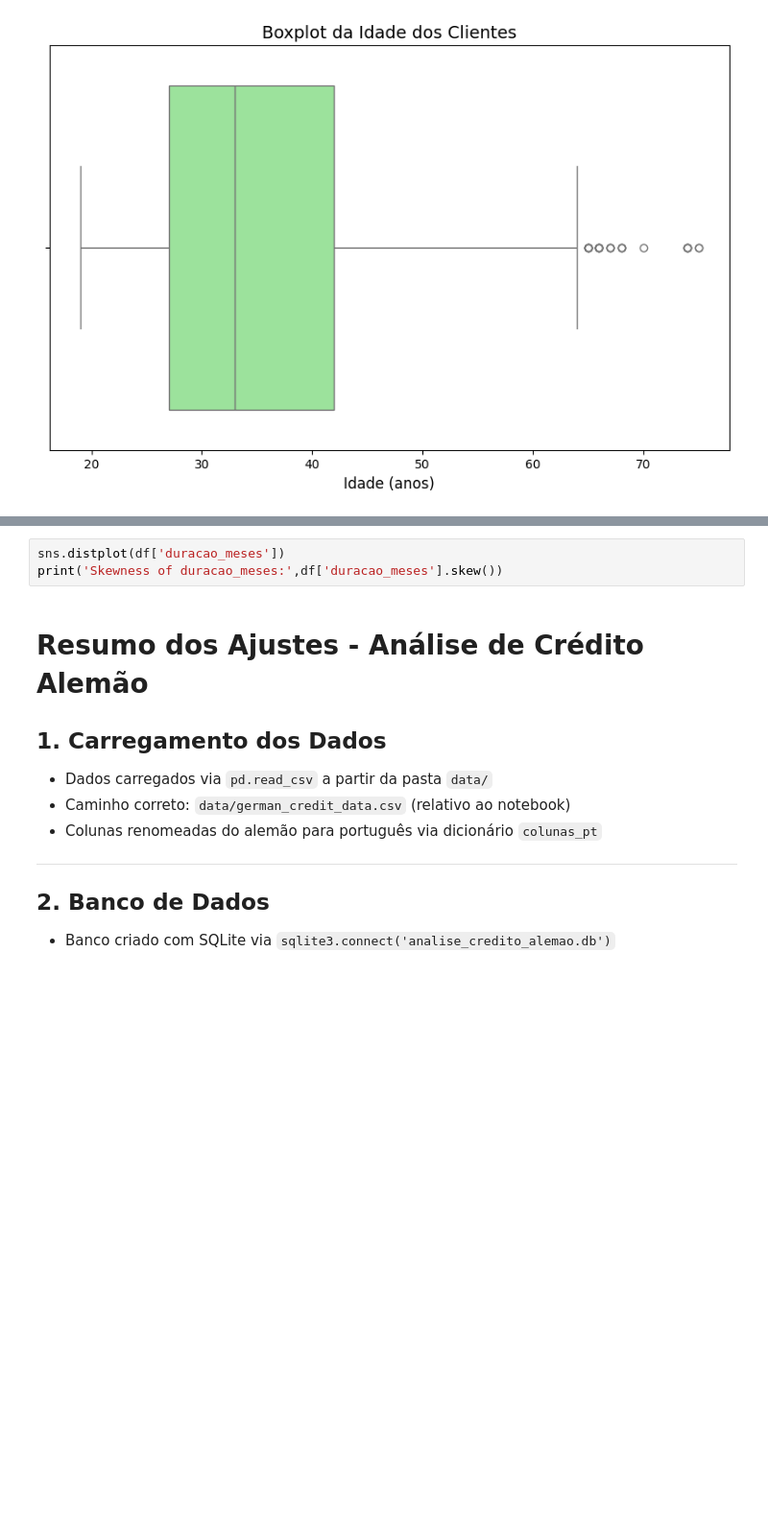
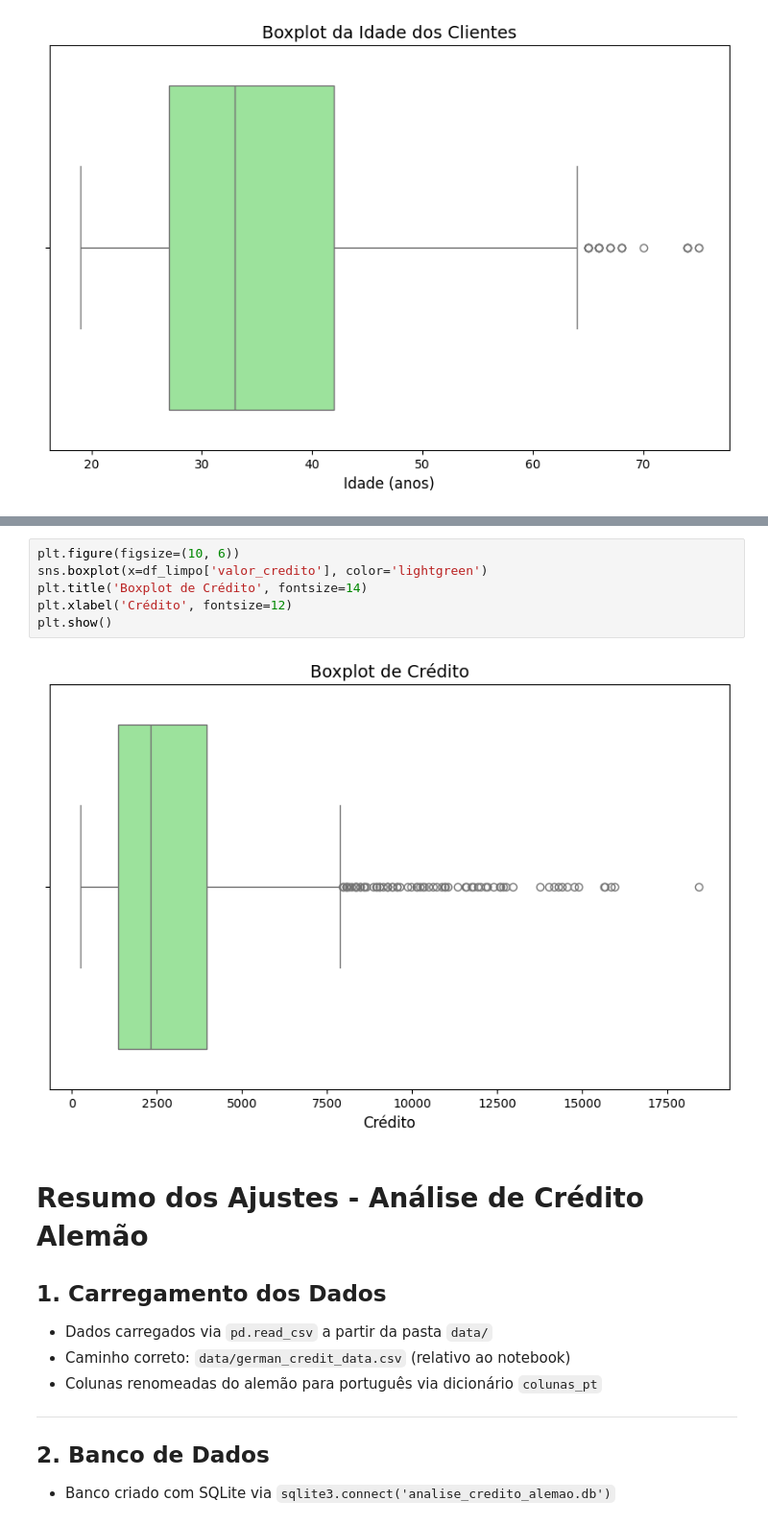
Before and after one commit to amandou/Sistema-de-Analise-Inteligente, a Jupyter notebook: banco_credito.ipynb, the cells around one changed output, grey strips where cells are left out. Shown at 96% size. Drawn from its saved outputs; the diff is of its cells as text; blank space fills up the shorter version.

```diff
--- a/banco_credito.ipynb
+++ b/banco_credito.ipynb
@@ -594,6 +623,11 @@ plt.show()
-# %%
-sns.distplot(df['duracao_meses'])
-print('Skewness of duracao_meses:',df['duracao_meses'].skew())
+# %%
+plt.figure(figsize=(10, 6))
+sns.boxplot(x=df_limpo['valor_credito'], color='lightgreen')
+plt.title('Boxplot de Crédito', fontsize=14)
+plt.xlabel('Crédito', fontsize=12)
+plt.show()
+# %% [output]
+[figure, added]
 # %% [markdown]
 # Resumo dos Ajustes - Análise de Crédito Alemão
 
```
Also changed, not shown: parts of 7 cells of this notebook.
